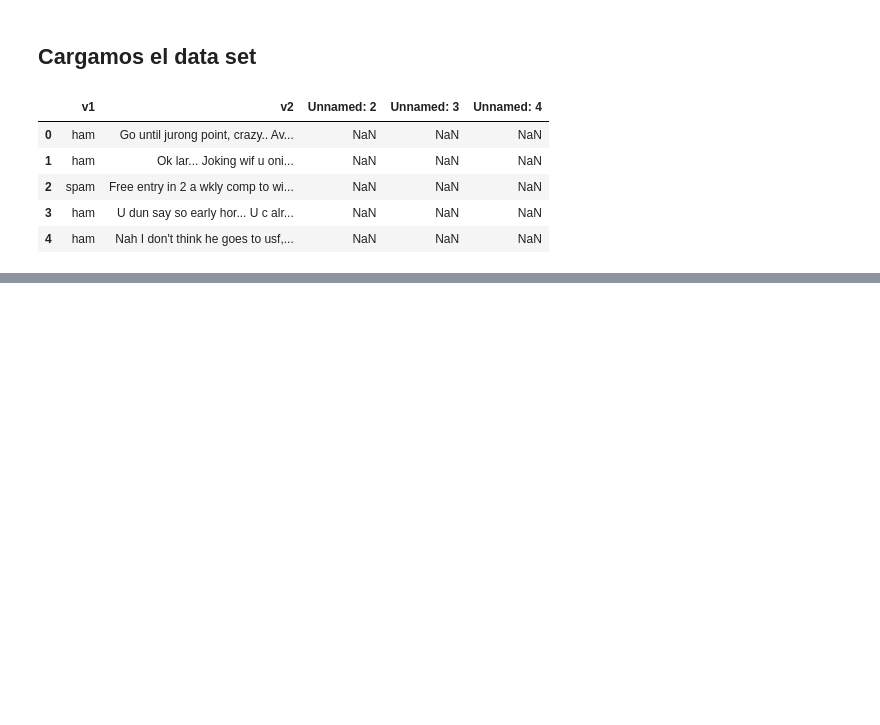
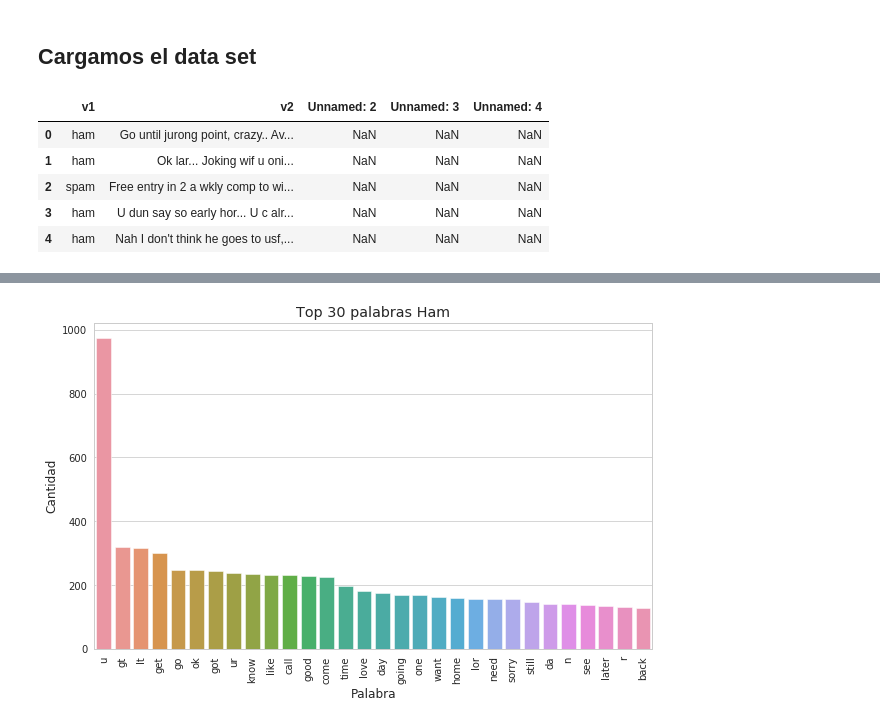
Before and after one commit to Dlumior/TA2_APLICA, a Jupyter notebook: TA/TA2_aplica.ipynb, the cells around one changed output, grey strips where cells are left out. Cells and saved outputs as stored; diff of their text form; code cells hidden in the pictures; blank space fills up the shorter version.

```diff
--- a/TA/TA2_aplica.ipynb
+++ b/TA/TA2_aplica.ipynb
@@ -23,0 +192,15 @@ SMS.head()
+# %%
+fdist_ham  = nltk.FreqDist(list_ham_words)
+fdist_spam = nltk.FreqDist(list_spam_words)
+# %%
+df_hamwords_top30_nltk  = pd.DataFrame(fdist_ham.most_common(30),  columns=['Palabra', 'Cantidad'])
+df_spamwords_top30_nltk = pd.DataFrame(fdist_spam.most_common(30), columns=['Palabra', 'Cantidad'])
+# %%
+fig, ax = plt.subplots(figsize=(10, 6))
+sns.barplot(x='Palabra', y='Cantidad',
+            data=df_hamwords_top30_nltk, ax=ax)
+plt.title("Top 30 palabras Ham")
+plt.xticks(rotation='vertical')
+plt.savefig('Top30Ham.png', transparent=True)
+# %% [output]
+[figure, added]
```
Also changed, not shown: parts of 22 cells of this notebook.
